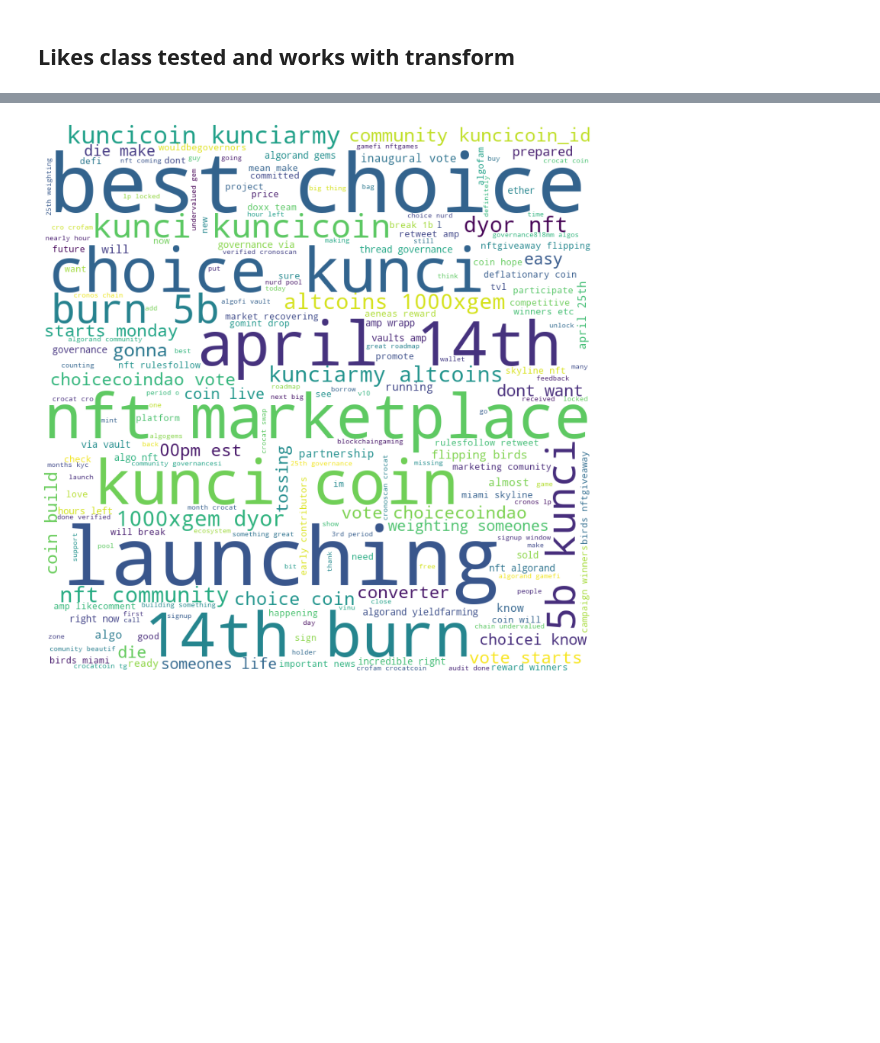
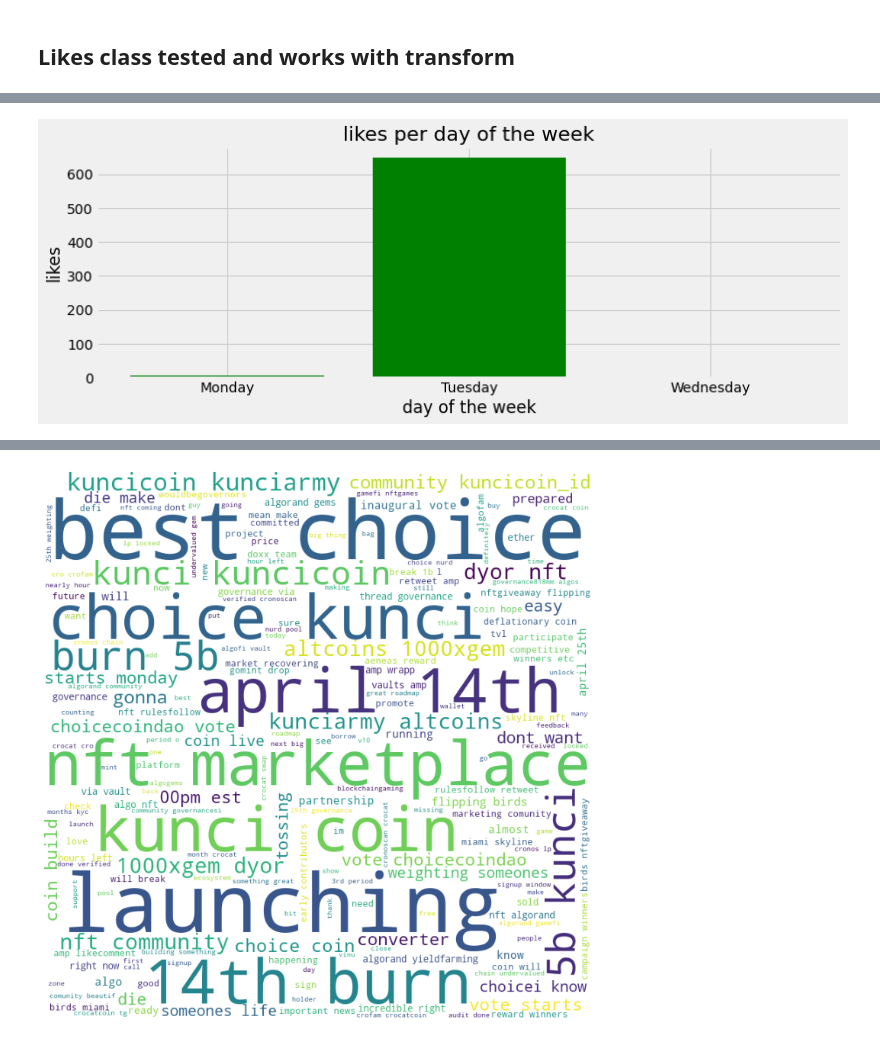
Before and after one commit to nazari-ai/nazari-data-wrangling, a Jupyter notebook: Twitter/twitter_clean.ipynb, the cells around one changed output, grey strips where cells are left out. Cells and saved outputs as stored; diff of their text form; code cells hidden in the pictures; blank space fills up the shorter version.

Commit message:
visuals styled and improved

```diff
--- a/Twitter/twitter_clean.ipynb
+++ b/Twitter/twitter_clean.ipynb
@@ -343,6 +130,7 @@ class Transform():
 #         data = self.data
         asa = input("Hey Nigga! \nWhat ASA would you like to analyze? ").lower()
         data_asa = df[df['asa_id'].str.contains(asa, case = False)]
+        data_asa.reset_index(inplace = True)
         return data_asa
 
     def alll(self):
@@ -406,20 +192,32 @@ class Likes():
 #             plt.bar(h.index, h)
 #             plt.plot(c)
 #             plt.show()
+        plt.style.use('fivethirtyeight')
+        plt.figure(figsize=(12,4))
 
         if weekday:
             df = self.DayOfWeek()
             h = df.groupby('day_of_week')[entity].sum()
-            plt.bar(h.index, h)
+            plt.title(f'{entity} per day of the week')
+            plt.xlabel('day of the week')
+            plt.ylabel(f'{entity}')
+            plt.bar(h.index, h, color=['green'])
             plt.show()
-        if timeofday:
+        elif timeofday:
             df = self.TimeOfDay()
             c = df.groupby('hour_of_day')[entity].sum()
-            plt.plot(c)
+            plt.title(f'Trend of {entity} per hour of day')
+            plt.xlabel('Hour of the day')
+            plt.ylabel(f'{entity}')
+            plt.plot(c, 'g-o',path_effects=[path_effects.SimpleLineShadow(),
+                       path_effects.Normal()])
             plt.show()
 
-#         p = data[entity_col].plot()
+        else:
+
+            plt.title(f"Trend of {entity}")
+            plt.ylabel(f'{entity}')
+            plt.xlabel('index')
+            plt.plot(data[entity], 'g-o', path_effects=[path_effects.SimpleLineShadow(),
+                       path_effects.Normal()])
 #         return p
-
-check = Likes(df_c, 'likes', 'posted_at')
-check.plot(timeofday=True)
@@ -427,0 +229,4 @@ check.plot(timeofday=True)
+# %%
+check.plot(weekday = True)
+# %% [output]
+[figure, added]
```
Also changed, not shown: parts of 51 cells of this notebook.
